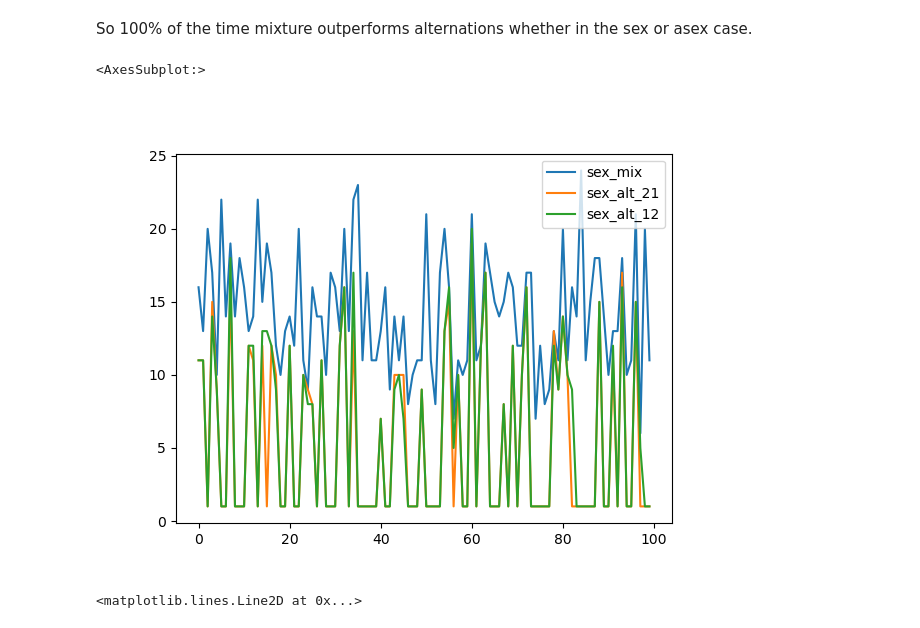
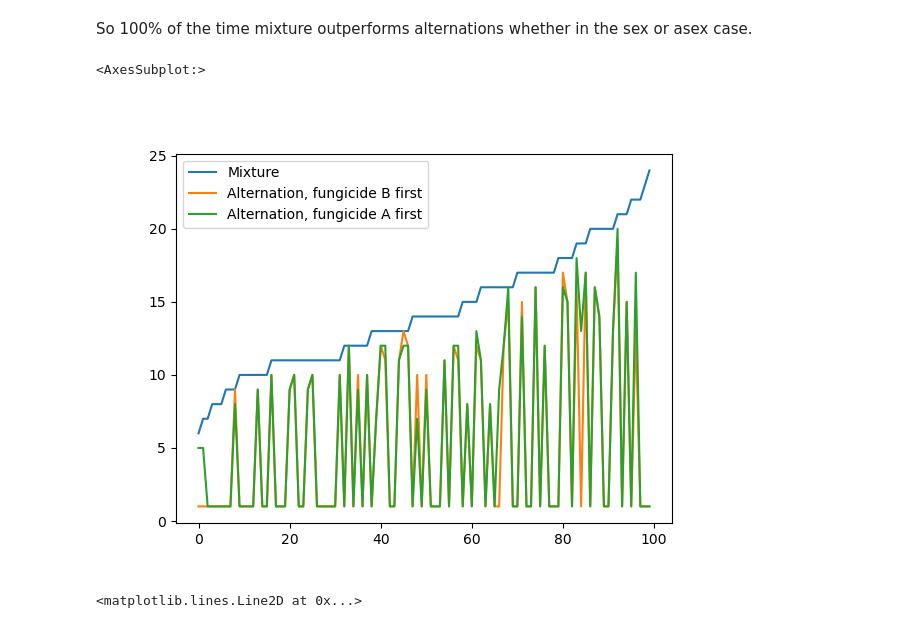
Before and after one commit to nt409/HRHR, a Jupyter notebook: notebooks/005_alternation_scan.ipynb, the cells around one changed output. Drawn from its saved outputs; the diff is of its cells as text; code cells hidden in the pictures.

```diff
--- a/notebooks/005_alternation_scan.ipynb
+++ b/notebooks/005_alternation_scan.ipynb
@@ -82,14 +85,24 @@ dtype: int64
 # %% [markdown]
 So 100% of the time mixture outperforms alternations whether in the sex or asex case.
 # %%
-(
+sorted_df = (
     df
     .loc[:, ['sex_mix', 'sex_alt_21', 'sex_alt_12']]
-    .plot()
+    .sort_values('sex_mix')
+    .rename(columns={
+        'sex_mix': 'Mixture',
+        'sex_alt_21': 'Alternation, fungicide B first',
+        'sex_alt_12': 'Alternation, fungicide A first',
+    })
+    .reset_index(drop=True)
+    # .plot()
+    # .describe()
 )
+
+sorted_df.plot()
 # %% [output]
 <AxesSubplot:>
-[figure, old version]
+[figure, new version]
 # %%
 fig, ax = plt.subplots()
 
```
Also changed, not shown: parts of 6 cells of this notebook, 9 other files.
